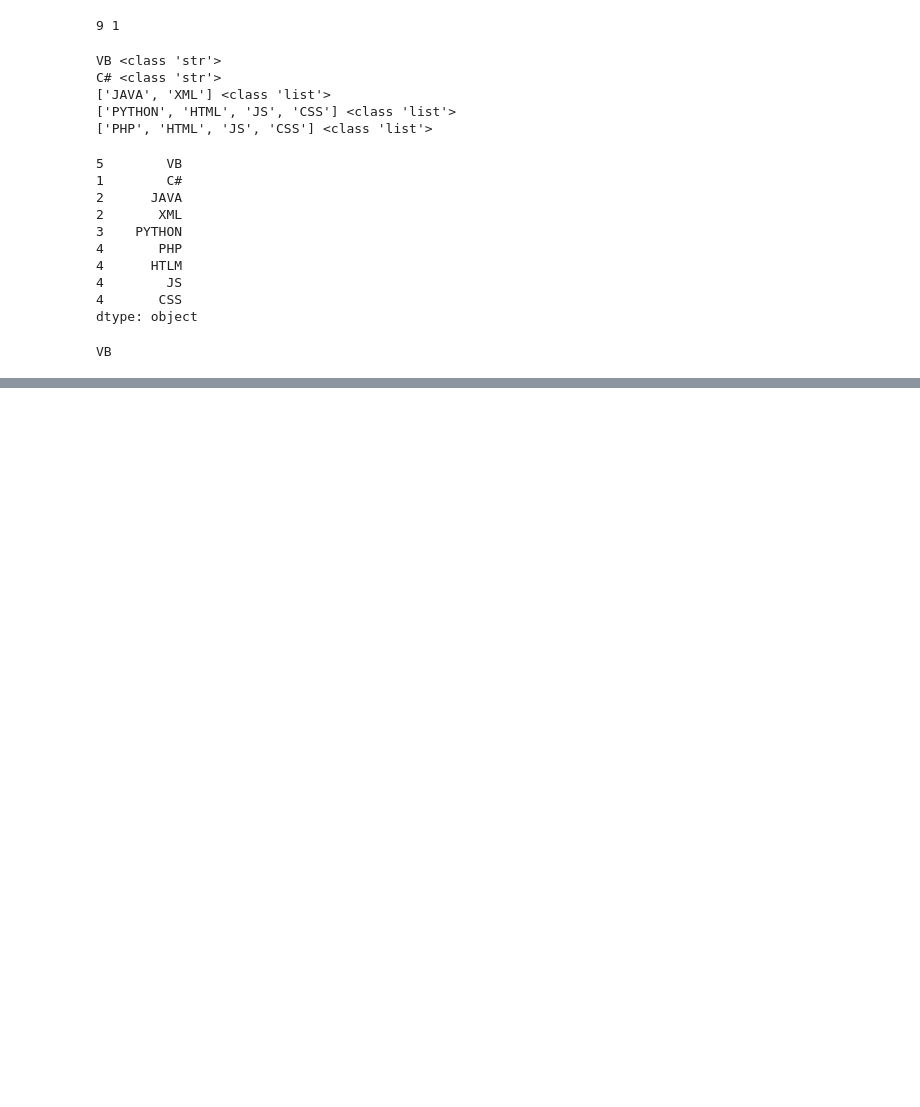
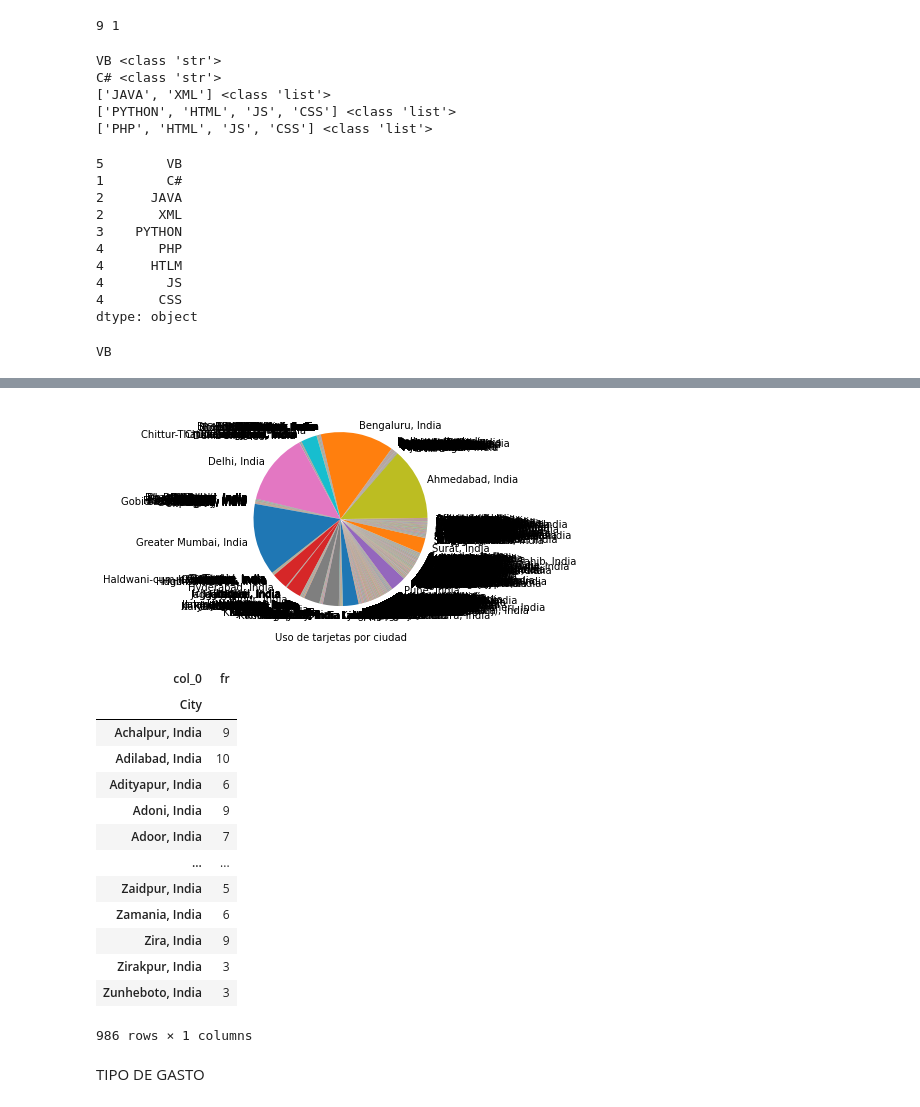
Before and after one commit to Fernando1809/Programacion-Computacional-III, a Jupyter notebook: Te_damos_la_bienvenida_a_Colaboratory.ipynb, the cells around one changed output, grey strips where cells are left out. Drawn from its saved outputs; the diff is of its cells as text; code cells hidden in the pictures; blank space fills up the shorter version.

```diff
--- a/Te_damos_la_bienvenida_a_Colaboratory.ipynb
+++ b/Te_damos_la_bienvenida_a_Colaboratory.ipynb
@@ -888,0 +975,24 @@ VB
+# %%
+city= pd.crosstab(index= tarjetas["City"], columns= "fr")
+plt.pie(city, labels=city.index)
+plt.xlabel("Uso de tarjetas por ciudad")
+plt.show()
+city
+# %% [output]
+[figure, added]
+| col_0 | fr |
+| City |  |
+| Achalpur, India | 9 |
+| Adilabad, India | 10 |
+| Adityapur, India | 6 |
+| Adoni, India | 9 |
+| Adoor, India | 7 |
+| ... | ... |
+| Zaidpur, India | 5 |
+| Zamania, India | 6 |
+| Zira, India | 9 |
+| Zirakpur, India | 3 |
+| Zunheboto, India | 3 |
+986 rows × 1 columns
+# %% [markdown]
+TIPO DE GASTO
```
Also changed, not shown: parts of 14 cells of this notebook.
